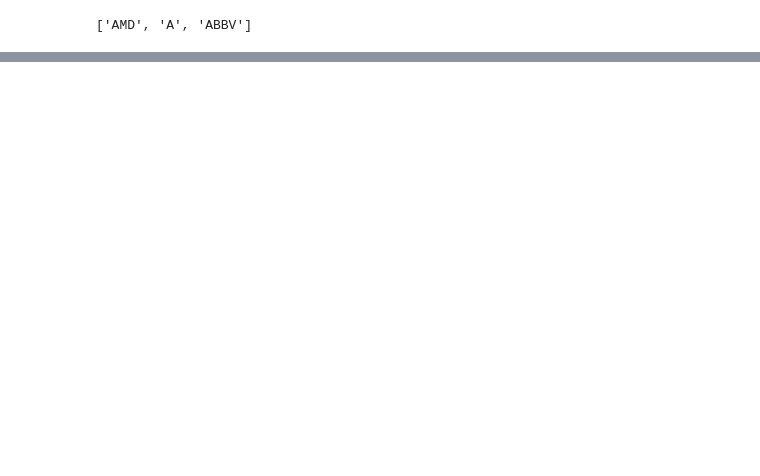
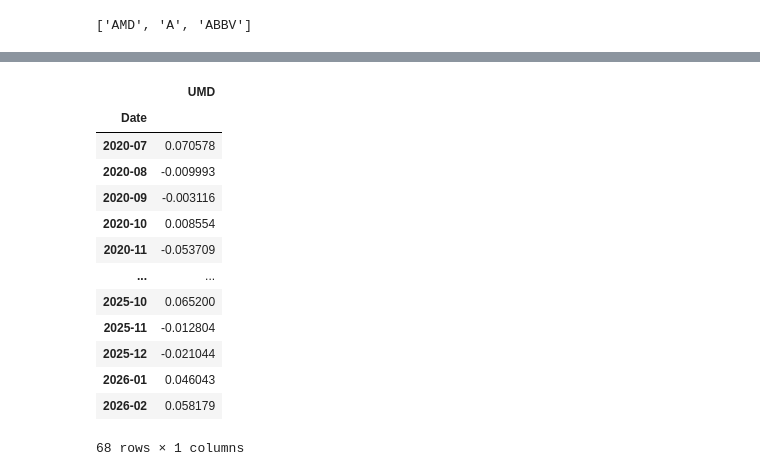
Before and after one commit to ZohairKanani/StockAnalysis, a Jupyter notebook: notebook/Untitled.ipynb, the cells around one changed output, grey strips where cells are left out. Saved outputs shown, nothing was run; the diff lists cells and outputs as text; code cells hidden in the pictures; blank space fills up the shorter version.

Commit message:
Fama Fench 3 Factor Regression

```diff
--- a/notebook/Untitled.ipynb
+++ b/notebook/Untitled.ipynb
@@ -238,0 +331,29 @@ Go Short on  ['PAYC', 'SMCI', 'GDDY', 'COIN', 'CHTR', 'TTD', 'FISV', 'BF.B', 'BR
+# %%
+def calculate_umd_vectorized(stocks_df, x_percent=0.3):
+    # 1. Monthly Closes and Returns
+    monthly_closes = stocks_df['Close'].resample('ME').last()
+    monthly_returns = monthly_closes.pct_change() # Returns at time T
+
+    # 2. Momentum Score (using your 12-1 logic)
+    # Score at time T = Price(T-1) / Price (T-12)
+    mom_score = (monthly_closes.shift(1) / monthly_closes.shift(6)) - 1
+
+    # 3. Rank the scores across columns (axis=1)
+    ranks = mom_score.rank(axis=1, pct=True)
+
+    # 4. Identify Winners and Losers
+    # We create boolean masks
+    winners_mask = (ranks >= (1 - x_percent))
+    losers_mask = (ranks <= x_percent)
+
+    # 5. Apply masks to the returns and calculate the mean for each row
+    # monthly_returns.where(condition) keeps the value if true, else NaN
+    win_returns = monthly_returns.where(winners_mask).mean(axis=1)
+    lose_returns = monthly_returns.where(losers_mask).mean(axis=1)
+
+    # 6. Final Factor Calculation
+    umd_series = win_returns - lose_returns
+    umd_df = umd_series.to_frame(name='UMD').dropna()
+    umd_df.index = umd_df.index.to_period('M')
+
+    return umd_df
@@ -238,0 +372,17 @@ Go Short on  ['PAYC', 'SMCI', 'GDDY', 'COIN', 'CHTR', 'TTD', 'FISV', 'BF.B', 'BR
+# %%
+calculate_umd_vectorized(sp500)
+# %% [output]
+|  | UMD |
+| Date |  |
+| 2020-07 | 0.070578 |
+| 2020-08 | -0.009993 |
+| 2020-09 | -0.003116 |
+| 2020-10 | 0.008554 |
+| 2020-11 | -0.053709 |
+| ... | ... |
+| 2025-10 | 0.065200 |
+| 2025-11 | -0.012804 |
+| 2025-12 | -0.021044 |
+| 2026-01 | 0.046043 |
+| 2026-02 | 0.058179 |
+68 rows × 1 columns
```
Also changed, not shown: parts of 15 cells of this notebook, 7 other files.
